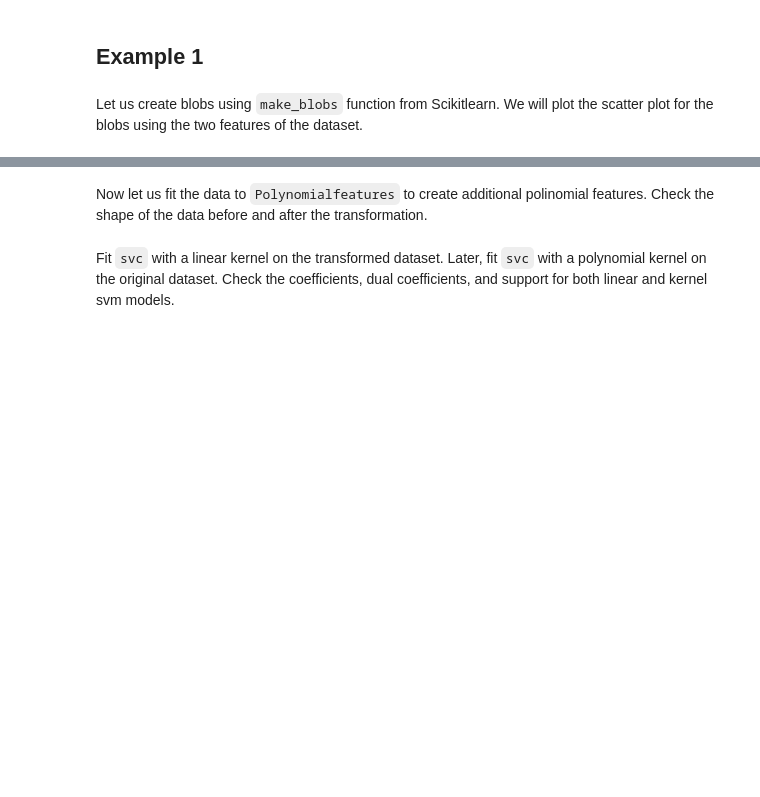
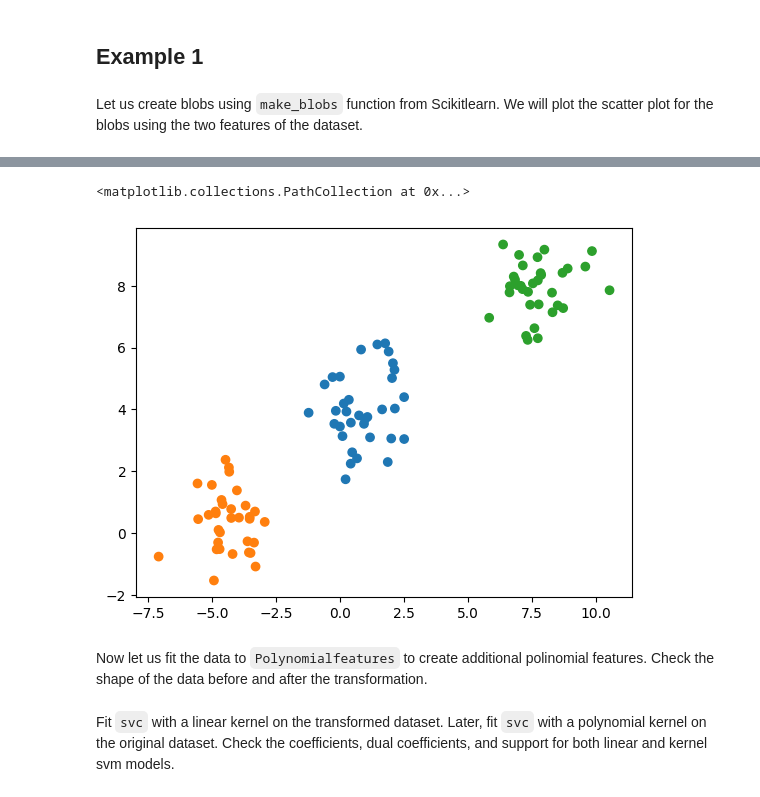
Before and after one commit to arifaygun/Magnimind-ML, a Jupyter notebook: AA_4_03_KernelSVMSt.ipynb, the cells around one changed output, grey strips where cells are left out. Saved outputs shown, nothing was run; the diff lists cells and outputs as text; code cells hidden in the pictures; blank space fills up the shorter version.

```diff
--- a/AA_4_03_KernelSVMSt.ipynb
+++ b/AA_4_03_KernelSVMSt.ipynb
@@ -55,3 +55,8 @@ Let us create blobs using `make_blobs` function from Scikitlearn. We will plot t
 # %%
 from sklearn.datasets import make_blobs
 import matplotlib.pyplot as plt
+# %%
+import numpy as np
+
+X,y=make_blobs(random_state=3)
+y = (y==0).astype(np.int)
@@ -58,3 +89,8 @@ import matplotlib.pyplot as plt
+# %%
+plt.scatter(X[:,0], X[:,1], c=plt.cm.tab10(y))
+# %% [output]
+<matplotlib.collections.PathCollection at 0x...>
+[figure, added]
 # %% [markdown]
 Now let us fit the data to `Polynomialfeatures` to create additional polinomial features. Check the shape of the data before and after the transformation.
 # %% [markdown]
```
Also changed, not shown: parts of 3 cells of this notebook.
